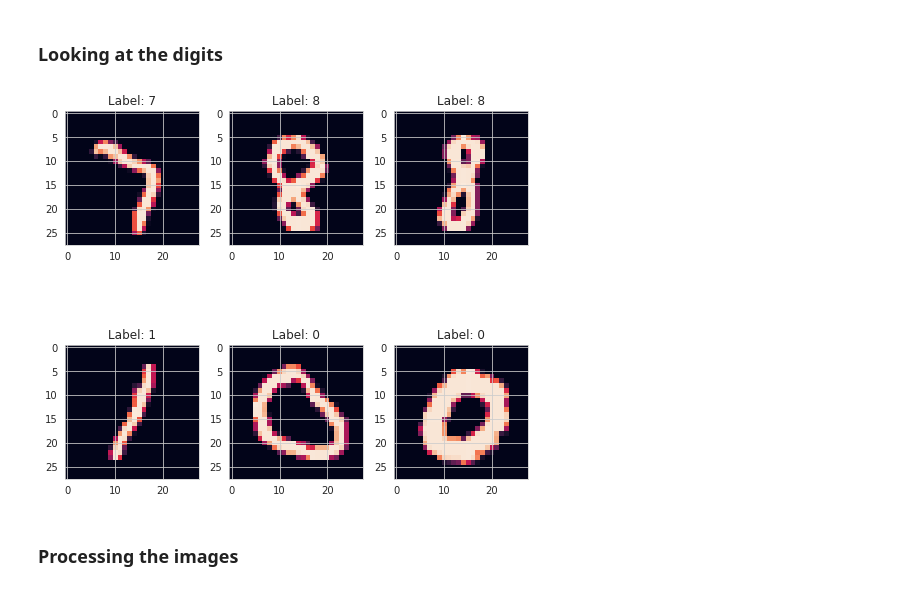
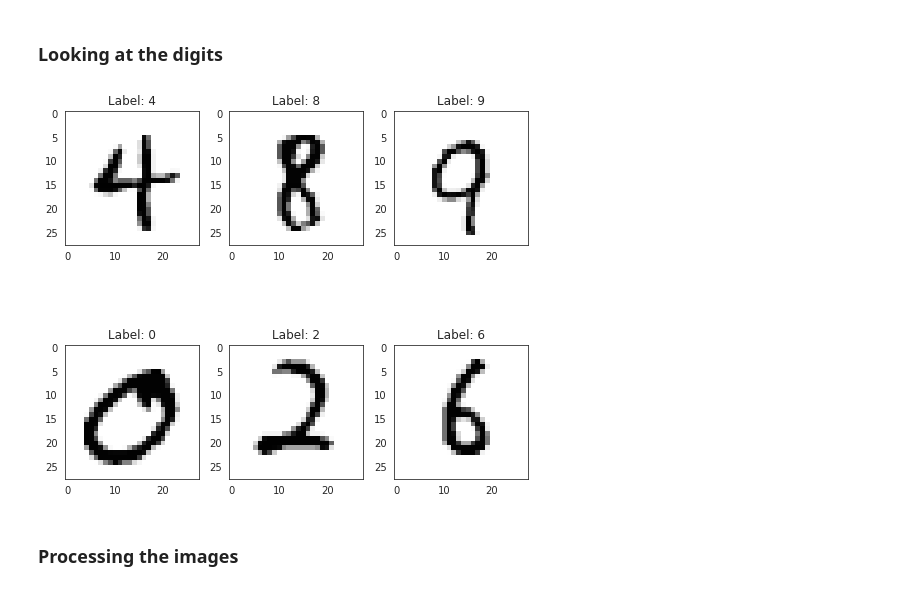
Before and after one commit to hrv2k/DS-exercises, a Jupyter notebook: Hamoye_stage_D_MNIST_Keras_Regularization.ipynb, the cells around one changed output. Saved outputs shown, nothing was run; the diff lists cells and outputs as text; code cells hidden in the pictures.

```diff
--- a/Hamoye_stage_D_MNIST_Keras_Regularization.ipynb
+++ b/Hamoye_stage_D_MNIST_Keras_Regularization.ipynb
@@ -12,7 +12,7 @@ import matplotlib.pyplot as plt
 import seaborn as sns
 import tensorflow as tf
 from tensorflow import keras
-sns.set_style("whitegrid")
+sns.set_style("white")
 # %%
 print(tf.__version__)
 # %% [output]
@@ -45,16 +45,16 @@ They are: [0 1 2 3 4 5 6 7 8 9]
 # %%
 def show_image_sample():
   plt.figure(figsize=(7,7))
   for i in range(6):
     num = random.randint(0, len(train_images))
     plt.subplot(2,3,i+1)
-    plt.imshow(train_images[num])
+    plt.imshow(train_images[num], cmap='Greys')
     plt.title('Label: {}'.format(train_labels[num]))
   plt.tight_layout()
 
 show_image_sample()
 # %% [output]
-[figure, old version]
+[figure, new version]
 # %% [markdown]
 ### Processing the images
 # %% [markdown]
```
Also changed, not shown: parts of 11 cells of this notebook.
